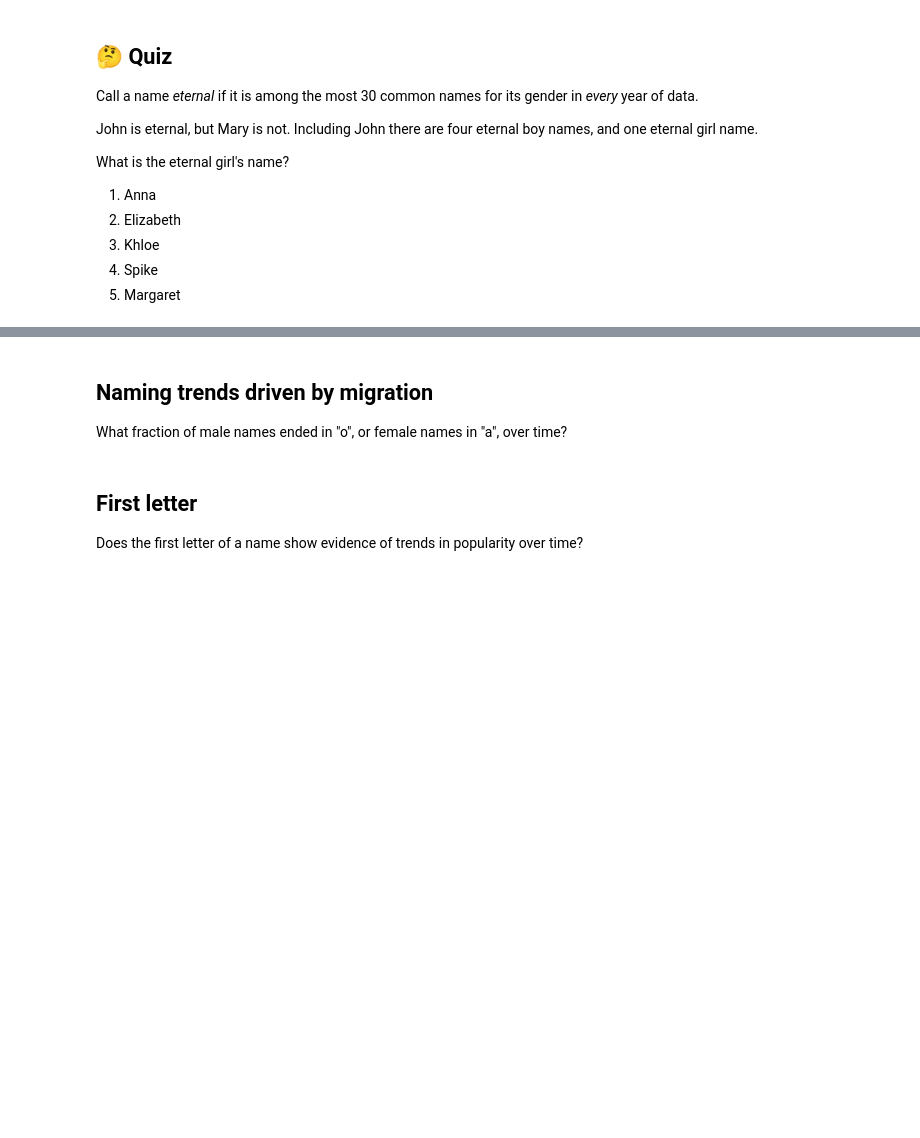
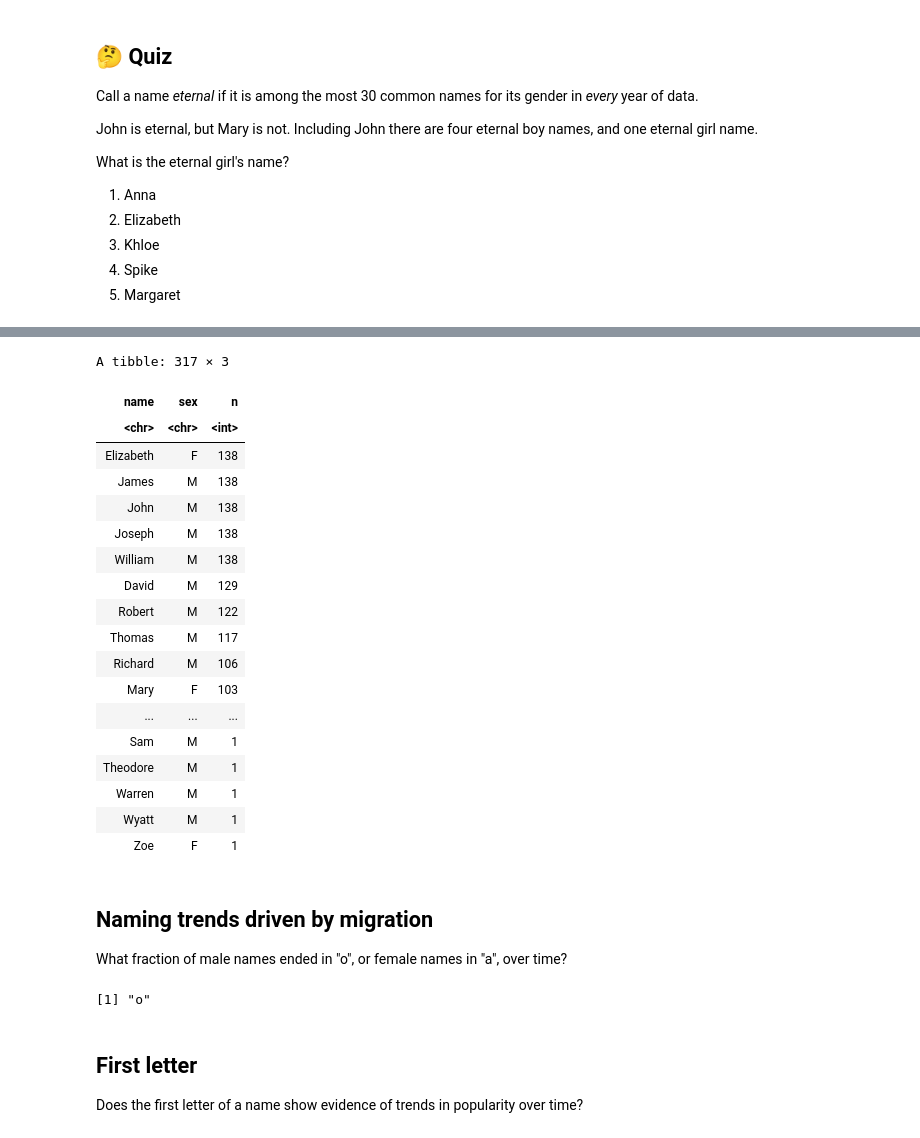
Before and after one commit to terhorst/stats504, a Jupyter notebook: lectures/week2/slides.ipynb, the cells around one changed output, grey strips where cells are left out. Saved outputs shown, nothing was run; the diff lists cells and outputs as text; code cells hidden in the pictures; blank space fills up the shorter version.

```diff
--- a/lectures/week2/slides.ipynb
+++ b/lectures/week2/slides.ipynb
@@ -93,6 +84,33 @@ A tibble: 10 × 3
+# %%
+# the eternal names
+babynames %>% group_by(year, sex) %>% top_n(30, n) %>% ungroup %>% count(name, sex) %>% arrange(desc(n))
+# %% [output]
+A tibble: 317 × 3
+| name | sex | n |
+| <chr> | <chr> | <int> |
+| Elizabeth | F | 138 |
+| James | M | 138 |
+| John | M | 138 |
+| Joseph | M | 138 |
+| William | M | 138 |
+| David | M | 129 |
+| Robert | M | 122 |
+| Thomas | M | 117 |
+| Richard | M | 106 |
+| Mary | F | 103 |
+| ... | ... | ... |
+| Sam | M | 1 |
+| Theodore | M | 1 |
+| Warren | M | 1 |
+| Wyatt | M | 1 |
+| Zoe | F | 1 |
 # %% [markdown]
 ## Naming trends driven by migration
 What fraction of male names ended in "o", or female names in "a", over time?
+# %%
+str_sub('Alejandro', -1)
+# %% [output]
+[1] "o"
 # %%
 # What fraction of male names ended in o, or female names in a, over time?
 # %% [markdown]
```
Also changed, not shown: parts of 32 cells of this notebook.
